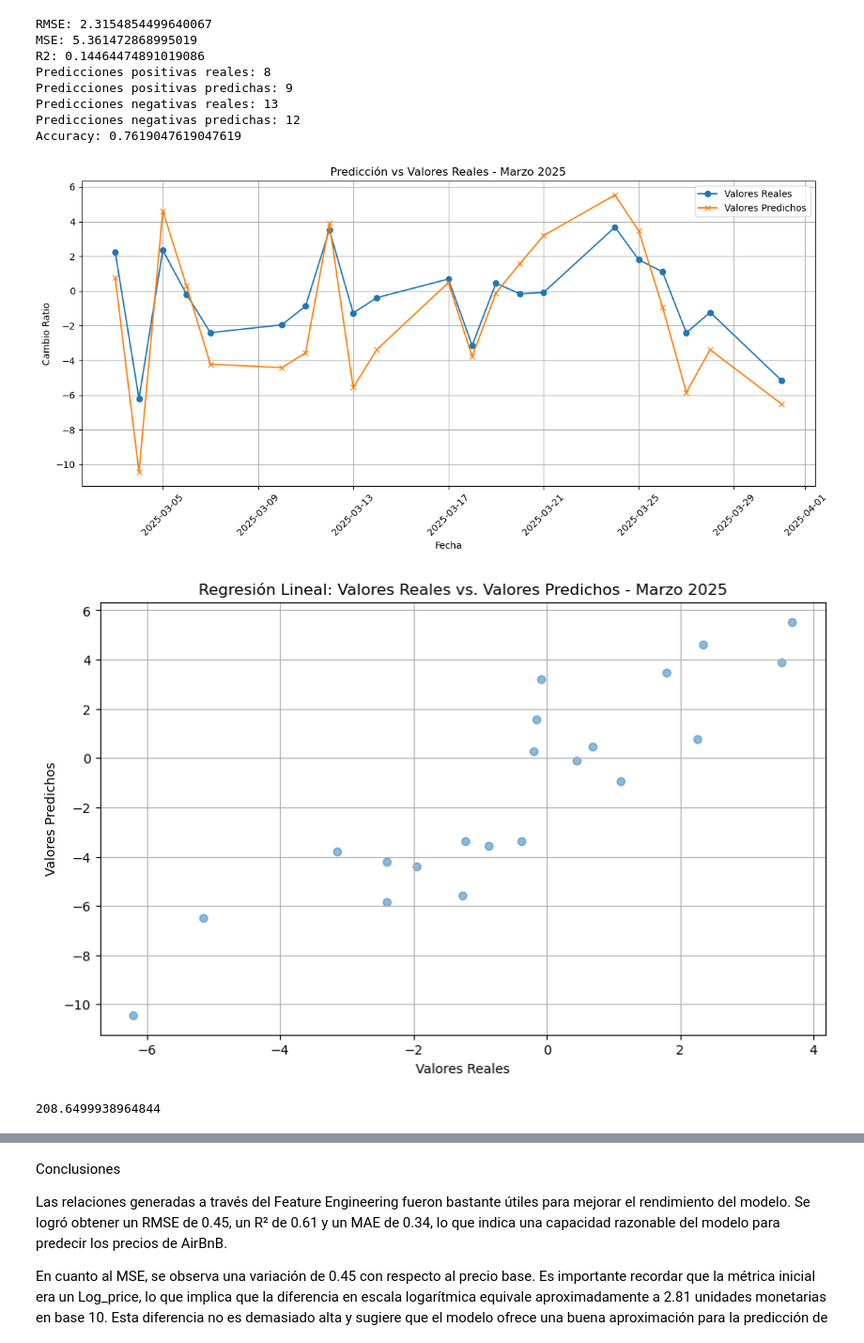
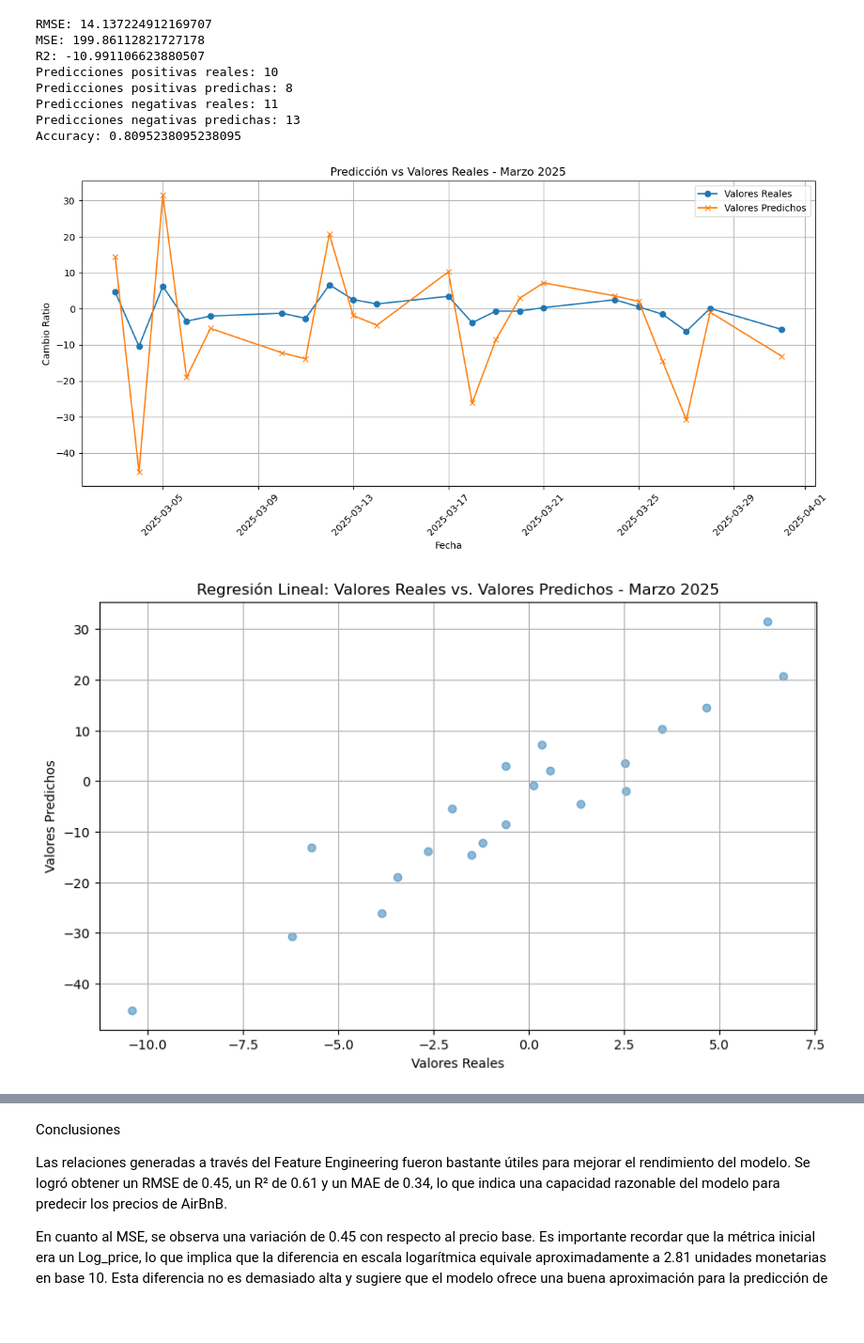
Before and after one commit to Ericson3100/Proyecto3DM, a Jupyter notebook: notebooks/4_Evaluation_Selection.ipynb, the cells around one changed output, grey strips where cells are left out. Shown at 94% size. Drawn from its saved outputs; the diff is of its cells as text; code cells hidden in the pictures; blank space fills up the shorter version.

```diff
--- a/notebooks/4_Evaluation_Selection.ipynb
+++ b/notebooks/4_Evaluation_Selection.ipynb
@@ -232,8 +232,10 @@ Total de capital tanto en la cartera como en las ETF: 992.1423735636458
 # %%
+ACCION = 'NVDA'
+
 import pandas as pd
-train_data = pd.read_csv('../data/processed/AMZN_train.csv')
+train_data = pd.read_csv(f'../data/processed/{ACCION}_train.csv')
 
-test_data = pd.read_csv('../data/processed/AMZN_test.csv')
+test_data = pd.read_csv(f'../data/processed/{ACCION}_test.csv')
 # %%
 from sklearn.preprocessing import StandardScaler
 from sklearn.model_selection import train_test_split
@@ -296,9 +298,9 @@ Accuracy: 0.8369304556354916
 # %%
 # Cargar los datos de prueba (marzo 2025)
-test_data = pd.read_csv('../data/processed/AMZN_test.csv')
+test_data = pd.read_csv(f'../data/processed/{ACCION}_test.csv')
 
 # Asegurarse de que tenemos la columna de fecha
-amazon_data_test_with_date = pd.read_csv('../data/raw/AMZN_with_SP500.csv')
+amazon_data_test_with_date = pd.read_csv(f'../data/raw/{ACCION}_with_SP500.csv')
 amazon_data_test_with_date = amazon_data_test_with_date[amazon_data_test_with_date['Date'] >= '2025-03-01']
 amazon_data_test_with_date = amazon_data_test_with_date[amazon_data_test_with_date['Date'] <= '2025-03-31']
 
@@ -332,43 +334,43 @@ result_df = pd.DataFrame({
     'Date': amazon_data_test_with_date['Date'].values[:len(y_test)],
     'Real': y_test.values,
     'Predicción': y_pred
 })
 
 # Convertir la columna de fecha a datetime
 result_df['Date'] = pd.to_datetime(result_df['Date'])
 
 # Graficar los valores reales y predichos a lo largo del tiempo
 plt.figure(figsize=(12, 6))
 plt.plot(result_df['Date'], result_df['Real'], label='Valores Reales', marker='o')
 plt.plot(result_df['Date'], result_df['Predicción'], label='Valores Predichos', marker='x')
 plt.xlabel('Fecha')
 plt.ylabel('Cambio Ratio')
 plt.title('Predicción vs Valores Reales - Marzo 2025')
 plt.legend()
 plt.grid(True)
 plt.xticks(rotation=45)
 plt.tight_layout()
 plt.show()
 
 # Gráfico de dispersión
 plt.figure(figsize=(10, 6))
 plt.scatter(y_test, y_pred, alpha=0.5)
 plt.xlabel('Valores Reales')
 plt.ylabel('Valores Predichos')
 plt.title('Regresión Lineal: Valores Reales vs. Valores Predichos - Marzo 2025')
 plt.grid(True)
 plt.show()
 # %% [output]
-RMSE: 2.3154854499640067
-MSE: 5.361472868995019
-R2: 0.14464474891019086
-Predicciones positivas reales: 8
-Predicciones positivas predichas: 9
-Predicciones negativas reales: 13
-Predicciones negativas predichas: 12
-Accuracy: 0.7619047619047619
+RMSE: 14.137224912169707
+MSE: 199.86112821727178
+R2: -10.991106623880507
+Predicciones positivas reales: 10
+Predicciones positivas predichas: 8
+Predicciones negativas reales: 11
+Predicciones negativas predichas: 13
+Accuracy: 0.8095238095238095
-[figure, old version]
+[figure, new version]
-[figure, old version]
+[figure, new version]
 # %%
 def dia_accion(acciones, precio, cambio, cartera, retirar, umbral=0.4):
     """
@@ -446,10 +448,3 @@ def dia_accion(acciones, precio, cambio, cartera, retirar, umbral=0.4):
         cartera -= monto
 
     return cartera, acciones, retirar
-# %%
-raw_data = pd.read_csv('../data/raw/AMZN_with_SP500.csv')
-raw_data['Date'] = pd.to_datetime(raw_data['Date'])
-last_price = raw_data[raw_data['Date'] == '2025-02-28']['Close'].values[0]
-last_price
-# %% [output]
-208.6499938964844
```
Also changed, not shown: parts of 8 cells of this notebook.
